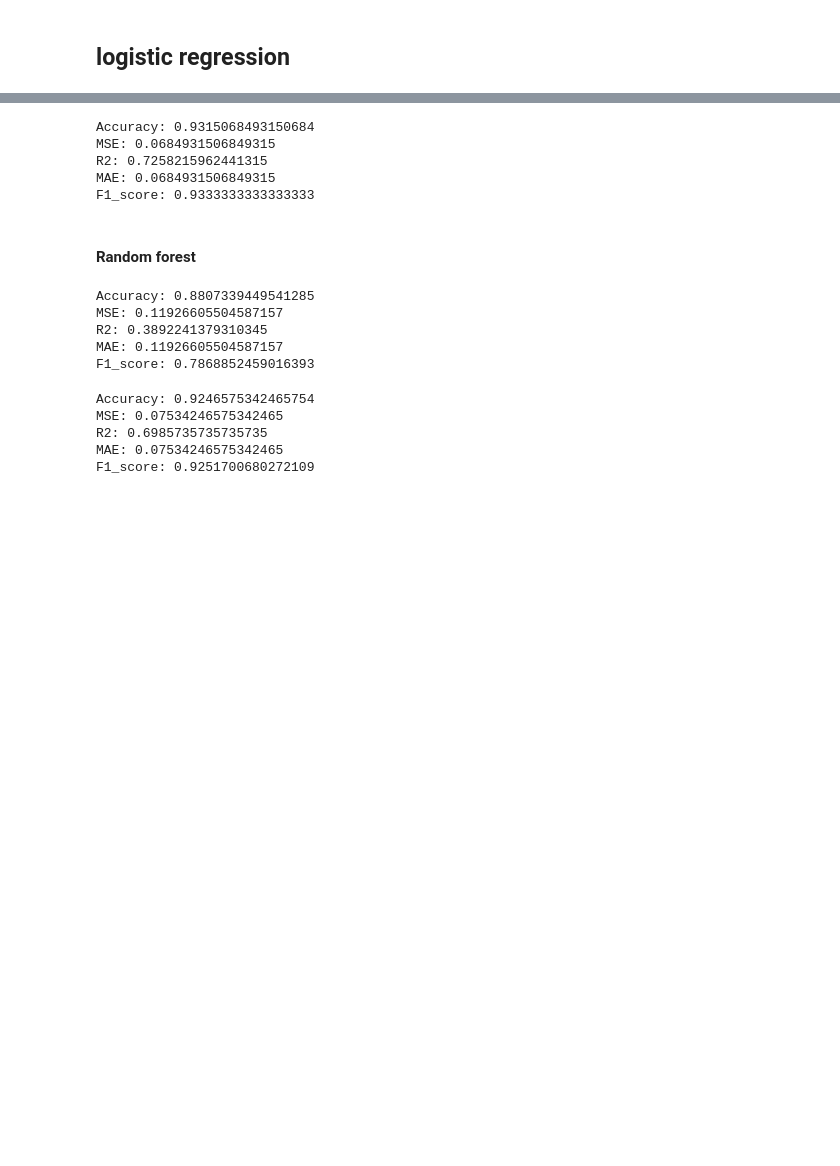
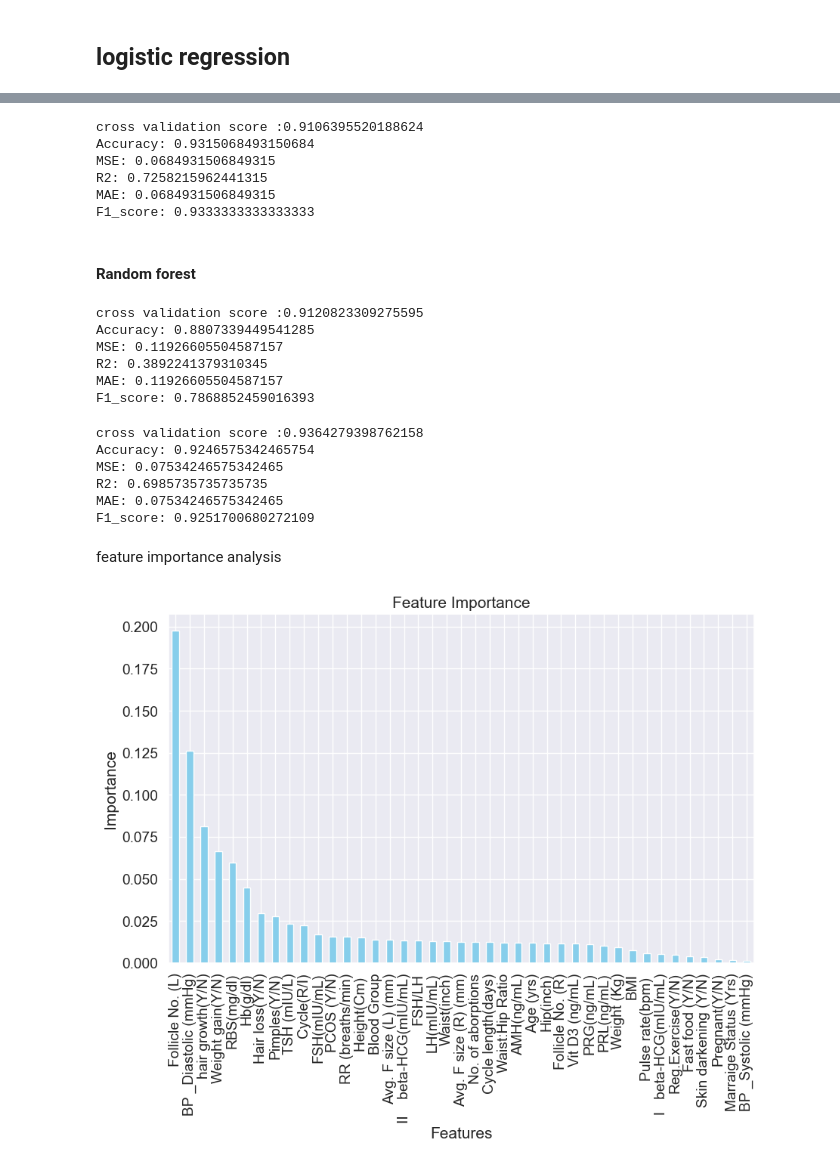
Before and after one commit to andolsitayssir/pcos-prediction, a Jupyter notebook: Project_one/pcos_without_infertility.ipynb, the cells around one changed output, grey strips where cells are left out. Drawn from its saved outputs; the diff is of its cells as text; code cells hidden in the pictures; blank space fills up the shorter version.

```diff
--- a/Project_one/pcos_without_infertility.ipynb
+++ b/Project_one/pcos_without_infertility.ipynb
@@ -72,6 +72,8 @@ Avg. F size (R) (mm)      False
 Endometrium (mm)          False
 Unnamed: 44                True
 dtype: bool
+# %%
+data.columns = data.columns.str.strip()
 # %% [markdown]
 #### Dealing with missing values
 # %%
@@ -91,6 +93,8 @@ data['Unnamed: 44']
 Name: Unnamed: 44, Length: 541, dtype: object
 # %%
 data.drop('Unnamed: 44',axis=1,inplace=True)
+# %%
+data = data.drop_duplicates()
 # %%
 data.isnull().any()
 # %% [output]
@@ -399,7 +403,6 @@ x_resampled, y_resampled = smote.fit_resample(x, y)
 from sklearn.preprocessing import MinMaxScaler
 scaler = MinMaxScaler()
 x_scaled = scaler.fit_transform(x)
-y_scaled= scaler.fit_transform(y.values.reshape(-1, 1))
 # %%
 #normalize the oversampled data
 x_res_scaled = scaler.fit_transform(x_resampled)
@@ -461,9 +453,10 @@ F1_score: 0.7636363636363637
 # %% [markdown]
 trying with oversampled data
 # %%
-x2_train, x2_test, y2_train, y2_test = train_test_split(x_res_scaled, y_res_scaled, test_size=0.2, random_state=42)
+x2_train, x2_test, y2_train, y2_test = train_test_split(x_res_scaled, y_resampled, test_size=0.2, random_state=42)
 knn2 = KNeighborsClassifier(n_neighbors=20)
 knn2.fit(x2_train, y2_train.ravel())  # Use .ravel() to flatten y_train if it's a 2D array
+print(f'cross validation score :{cross_val_score(knn2,x2_train,y2_train.ravel(),cv=5).mean()}')
 y2_pred = knn2.predict(x2_test)
 accuracy2 = accuracy_score(y2_test, y2_pred)
 print("Accuracy:", accuracy2)
@@ -536,6 +537,7 @@ F1_score: 0.7777777777777778
 #with oversampled data
 
 lg2=LogisticRegression(max_iter=1000,random_state=0)
+print(f'cross validation score :{cross_val_score(lg2,x2_train,y2_train.ravel(),cv=5).mean()}')
 lg2.fit(x2_train,y2_train.ravel())
 y2_pred=lg2.predict(x2_test)
 accuracy2=accuracy_score(y2_test,y2_pred)
@@ -544,6 +546,7 @@ mse2, r22, mae2,f1score = mean_squared_error(y2_pred, y2_test), r2_score( y2_pre
 print(f'MSE: {mse2}\nR2: {r22}\nMAE: {mae2}')
 print(f'F1_score: {f1score}')
 # %% [output]
+cross validation score :0.9106395520188624
 Accuracy: 0.9315068493150684
 MSE: 0.0684931506849315
 R2: 0.7258215962441315
@@ -554,6 +557,7 @@ F1_score: 0.9333333333333333
 # %%
 from sklearn.ensemble import RandomForestClassifier
 rf=RandomForestClassifier(n_estimators=100, random_state=42)
+print(f'cross validation score :{cross_val_score(rf,x_train,y_train.ravel(),cv=5).mean()}')
 rf.fit(x_train,y_train.ravel())
 y_pred=rf.predict(x_test)
 accuracy=accuracy_score(y_test,y_pred)
@@ -562,6 +566,7 @@ mse, r2, mae, f1score = mean_squared_error(y_pred, y_test), r2_score( y_pred,y_t
 print(f'MSE: {mse}\nR2: {r2}\nMAE: {mae}')
 print(f'F1_score: {f1score}')
 # %% [output]
+cross validation score :0.9120823309275595
 Accuracy: 0.8807339449541285
 MSE: 0.11926605504587157
 R2: 0.3892241379310345
@@ -570,6 +575,7 @@ F1_score: 0.7868852459016393
 # %%
 # with oversampled data
 rf2=RandomForestClassifier(n_estimators=100, random_state=42)
+print(f'cross validation score :{cross_val_score(rf2,x2_train,y2_train.ravel(),cv=5).mean()}')
 rf2.fit(x2_train,y2_train.ravel())
 y2_pred=rf2.predict(x2_test)
 accuracy2=accuracy_score(y2_test,y2_pred)
@@ -578,8 +584,24 @@ mse2, r22, mae2,f1score = mean_squared_error(y2_pred, y2_test), r2_score( y2_pre
 print(f'MSE: {mse2}\nR2: {r22}\nMAE: {mae2}')
 print(f'F1_score: {f1score}')
 # %% [output]
+cross validation score :0.9364279398762158
 Accuracy: 0.9246575342465754
 MSE: 0.07534246575342465
 R2: 0.6985735735735735
 MAE: 0.07534246575342465
 F1_score: 0.9251700680272109
+# %% [markdown]
+feature importance analysis
+# %%
+feature_importances = pd.Series(rf2.feature_importances_, index=data.columns[:-1])
+feature_importances = feature_importances.sort_values(ascending=False)
+
+# Plot feature importance
+plt.figure(figsize=(10, 6))
+feature_importances.plot(kind='bar', color='skyblue')
+plt.title('Feature Importance')
+plt.xlabel('Features')
+plt.ylabel('Importance')
+plt.show()
+# %% [output]
+[figure, added]
```
Also changed, not shown: parts of 11 cells of this notebook.
